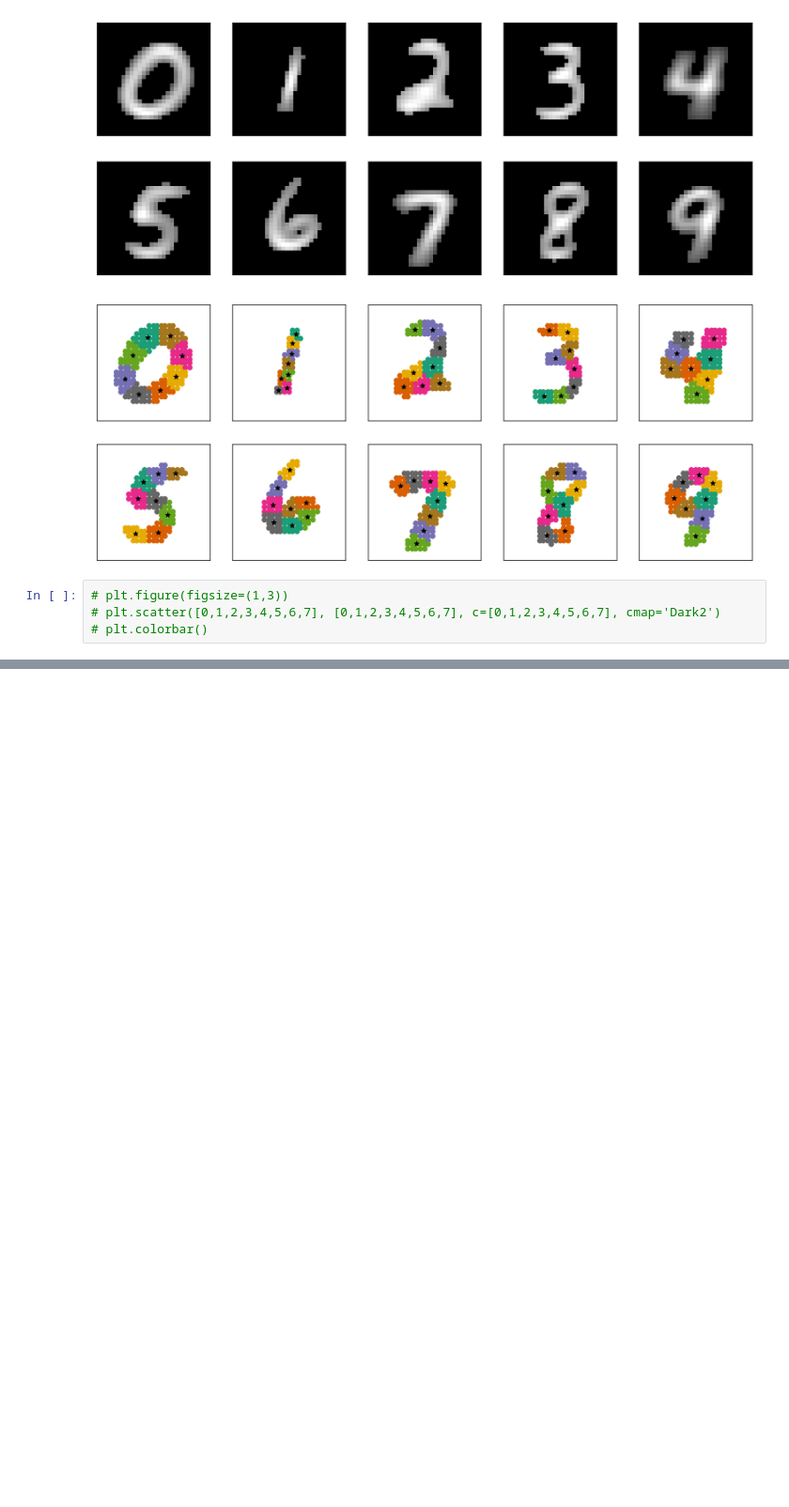
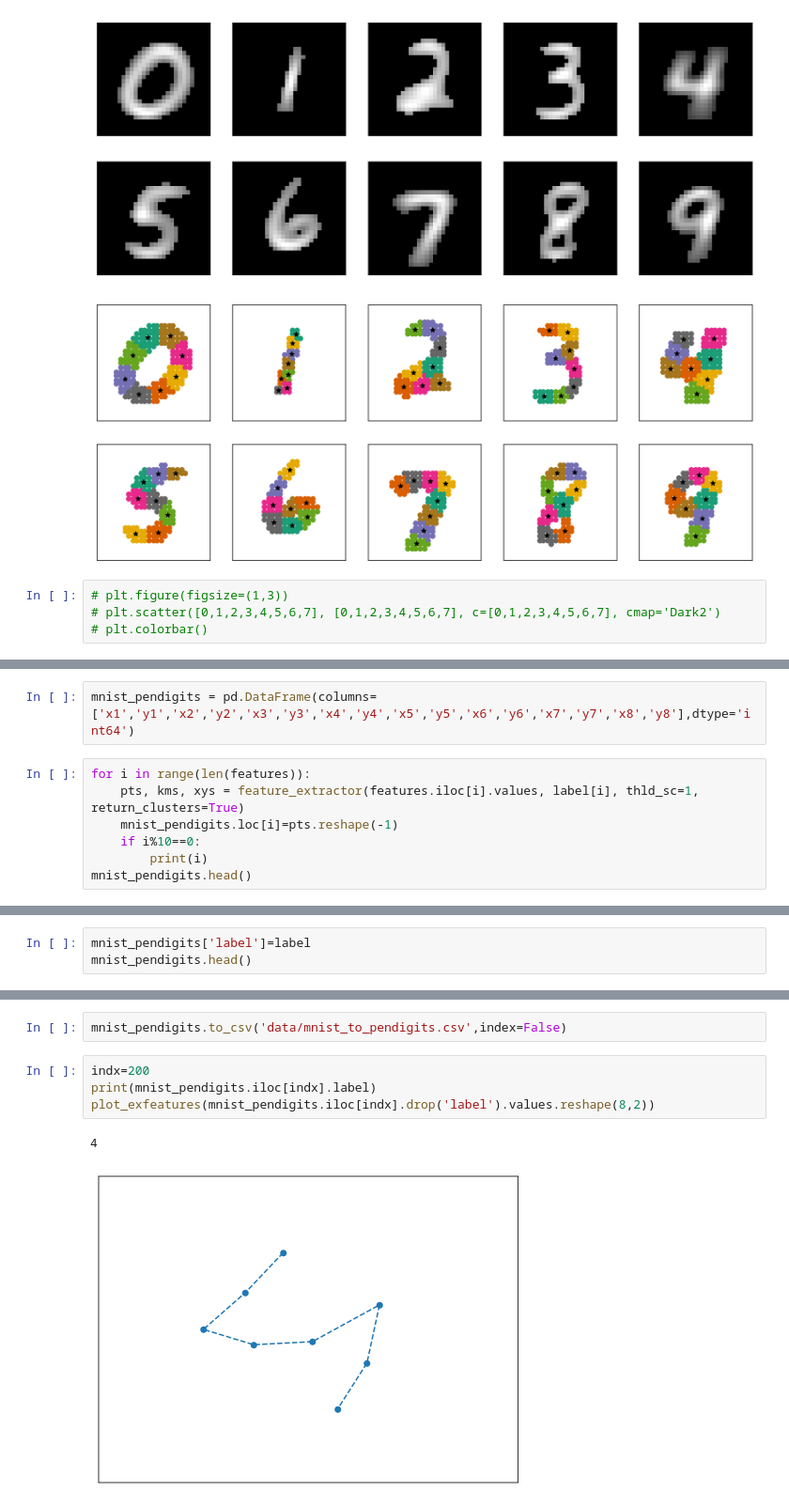
Before and after one commit to abpaudel/pen-digits-classification, a Jupyter notebook: Feature Extraction from MNIST.ipynb, the cells around one changed output, grey strips where cells are left out. Shown at 94% size. Cells and saved outputs as stored; diff of their text form; blank space fills up the shorter version.

```diff
--- a/Feature Extraction from MNIST.ipynb
+++ b/Feature Extraction from MNIST.ipynb
@@ -263,0 +271,9 @@ plt.yticks([])
+# %%
+mnist_pendigits = pd.DataFrame(columns=['x1','y1','x2','y2','x3','y3','x4','y4','x5','y5','x6','y6','x7','y7','x8','y8'],dtype='int64')
+# %%
+for i in range(len(features)):
+    pts, kms, xys = feature_extractor(features.iloc[i].values, label[i], thld_sc=1, return_clusters=True)
+    mnist_pendigits.loc[i]=pts.reshape(-1)
+    if i%10==0:
+        print(i)
+mnist_pendigits.head()
@@ -263,0 +304,3 @@ plt.yticks([])
+# %%
+mnist_pendigits['label']=label
+mnist_pendigits.head()
@@ -263,0 +314,9 @@ plt.yticks([])
+# %%
+mnist_pendigits.to_csv('data/mnist_to_pendigits.csv',index=False)
+# %%
+indx=200
+print(mnist_pendigits.iloc[indx].label)
+plot_exfeatures(mnist_pendigits.iloc[indx].drop('label').values.reshape(8,2))
+# %% [output]
+4
+[figure, added]
```
Also changed, not shown: parts of 16 cells of this notebook.
